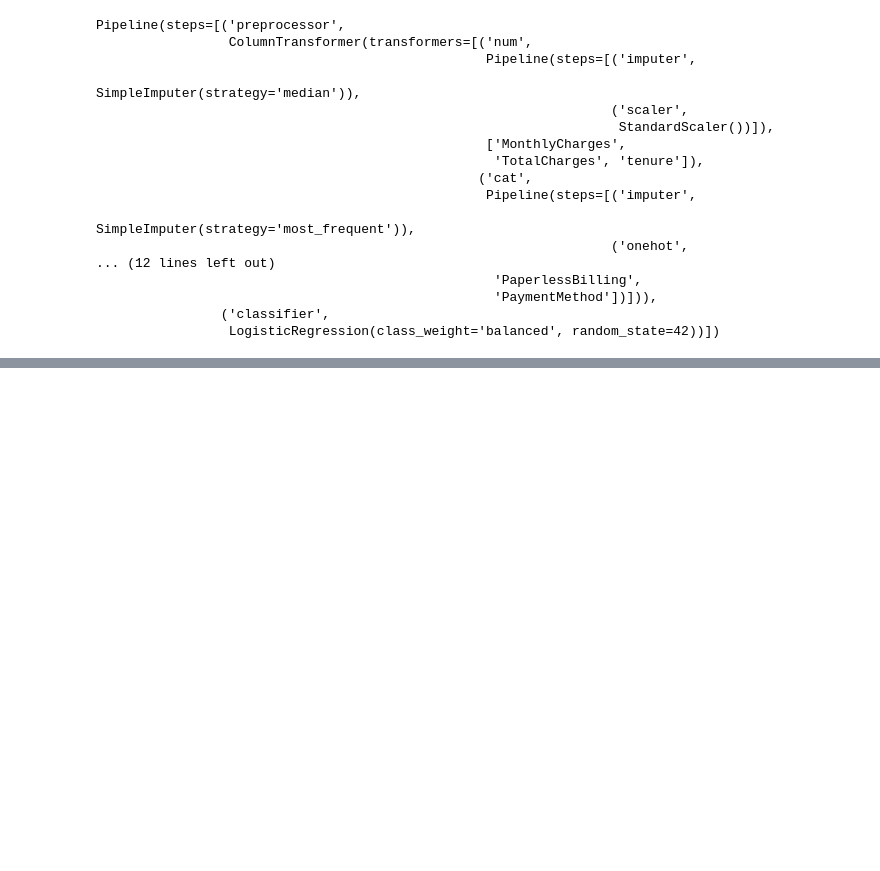
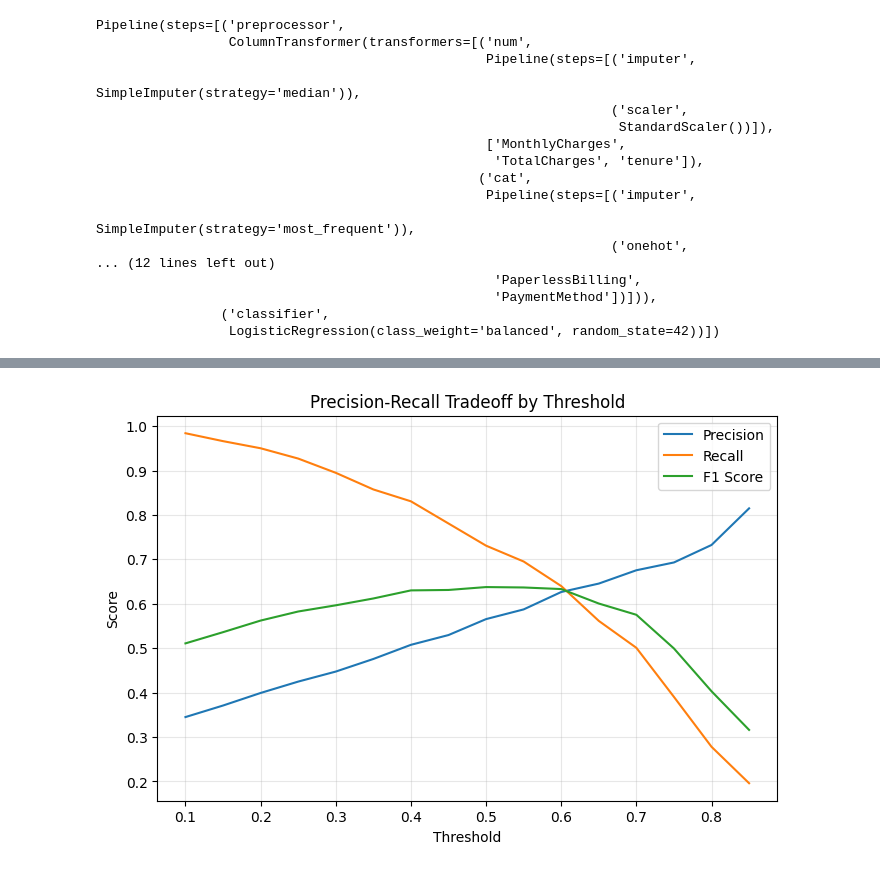
Before and after one commit to shubhamymodi/customer-churn-prediction, a Jupyter notebook: notebooks/Customer_Churn_Prediction.ipynb, the cells around one changed output, grey strips where cells are left out. Cells and saved outputs as stored; diff of their text form; code cells hidden in the pictures; blank space fills up the shorter version.

```diff
--- a/notebooks/Customer_Churn_Prediction.ipynb
+++ b/notebooks/Customer_Churn_Prediction.ipynb
@@ -177,0 +399,17 @@ print(precision_score(y_test, y_predict))
+# %%
+
+thresholds = np.arange(0.1, 0.9, 0.05)
+
+results = []
+
+for t in thresholds:
+    y_pred_custom = (y_pred_proba_rf >= t).astype(int)
+
+    precision = precision_score(y_test, y_pred_custom)
+    recall = recall_score(y_test, y_pred_custom)
+    f1 = f1_score(y_test, y_pred_custom)
+
+    results.append((t, precision, recall, f1))
+
+results_df = pd.DataFrame(results, columns=["threshold", "precision", "recall", "f1"])
+results_df
@@ -177,0 +434,13 @@ print(precision_score(y_test, y_predict))
+# %%
+plt.figure(figsize=(8,5))
+plt.plot(results_df["threshold"], results_df["precision"], label="Precision")
+plt.plot(results_df["threshold"], results_df["recall"], label="Recall")
+plt.plot(results_df["threshold"], results_df["f1"], label="F1 Score")
+plt.xlabel("Threshold")
+plt.ylabel("Score")
+plt.legend()
+plt.title("Precision-Recall Tradeoff by Threshold")
+plt.grid(alpha=0.3)
+plt.show()
+# %% [output]
+[figure, added]
```
Also changed, not shown: parts of 33 cells of this notebook, 1 other file.
